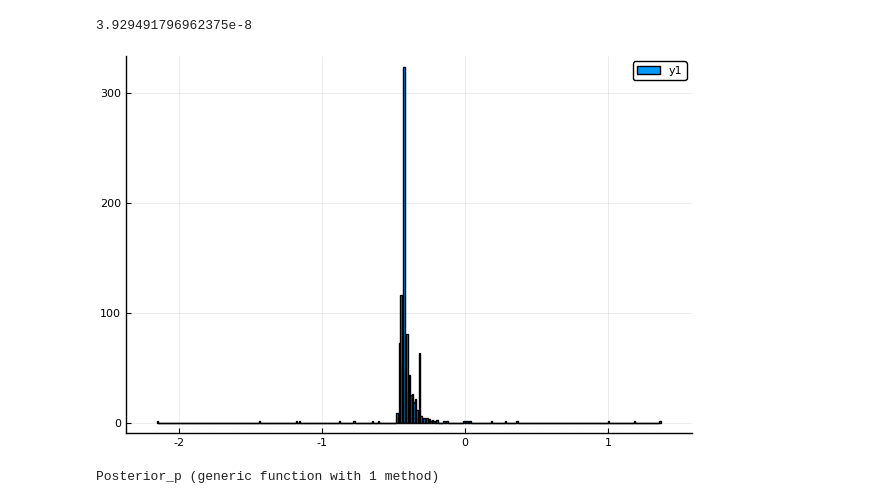
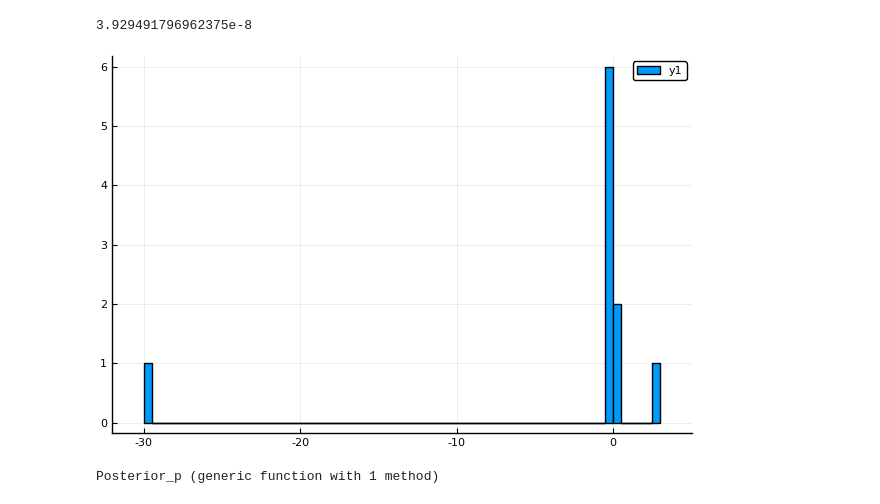
Before and after one commit to davibarreira/Computational_Statistics, a Jupyter notebook: Exercises2/Sheet2 Exercise 6.ipynb, the cells around one changed output. Saved outputs shown, nothing was run; the diff lists cells and outputs as text; code cells hidden in the pictures.

Commit message:
Refazendo notebook do zero de forma mais simples

```diff
--- a/Exercises2/Sheet2 Exercise 6.ipynb
+++ b/Exercises2/Sheet2 Exercise 6.ipynb
@@ -45,3 +45,12 @@ N\left(
 {n_k\sigma^2_k}
 , [n_k\sigma_k^{-2} + \tau^{-2}]^{-1}
 \right)$
+# %%
+y     = X
+M = length(y)
+k = 2
+gamma, m, tau, alpha, beta = [1,1],0,10,0.1,0.1
+p   = rand(Dirichlet(gamma))
+mu  = rand(Normal(m,sqrt(tau)),k)
+sig = rand(InverseGamma(alpha,beta^(-1)),k)
+steps = 10
@@ -47,0 +59,30 @@ N\left(
+# %%
+z = zeros(M)
+for i = 1:M
+    w1 = p[1] * pdf(Normal(mu[1],sqrt(sig[1])),y[i])
+    w2 = p[2] * pdf(Normal(mu[2],sqrt(sig[2])),y[i])
+    pw1= w1/(w1+w2)
+    pw2= w2/(w1+w2)
+    z[i] += sample(1:k, Weights([pw1,pw2]))
+end
+n1 = sum(z .== 1)
+n2 = sum(z .== 2)
+
+p  = rand(Dirichlet(gamma + [n1,n2]))
+
+m_p1   = (1/(1/tau + n1/sig[1])) * (m/tau + n1/sig[1])
+m_p2   = (1/(1/tau + n2/sig[2])) * (m/tau + n2/sig[2])
+tau_p1 = (1/tau + n1/sig[1])^(-1)
+tau_p2 = (1/tau + n2/sig[2])^(-1)
+
+mu[1] = rand(Normal(m_p1,sqrt(tau_p1)))
+mu[2] = rand(Normal(m_p2,sqrt(tau_p2)))
+
+sumsq1= sum((y .== 1))
+# (1/tau2 + sk1/sigma2[[1]][it-1])^(-1)
+# media1 = (1/tau2 + sk1/sigma2[[1]][it-1])^(-1) * (m/tau2 + sk1x/sigma2[[1]][it-1])
+# (1/tau2 + sk2/sigma2[[2]][it-1])^(-1) * (m/tau2 + sk2x/sigma2[[2]][it-1])
+
+# m_p = ( (sig[i]^(-1))*(sum(y[z .== i])) + (tau^(-1))*m ) / ( n*sig[i]^(-1) + (tau^(-1))) )
+# tau_p = 1/((n*sig[i]^(-1))+tau^(-2))
+# mu[i]   = rand(Normal(m_p,tau_p))
@@ -165,13 +214,13 @@ pdf(Normal(simulation[10,3],sqrt(simulation[10,5])),y[1])
 # %% [output]
 3.929491796962375e-8
 # %%
-histogram(simulation[:,4])
+histogram(simulation[:,3])
 # histogram!(simulation[:,5])
 # histogram!(simulation[:,6])
 # matr= zeros(1,9)
 # matr[1,:] + vcat(rand(3),rand(3),rand(3))
 # %% [output]
-[figure, old version]
+[figure, new version]
 # %%
 k = 3
 gamma, m, tau, alpha, beta = [1,1,1],0,1,3,1
```
Also changed, not shown: parts of 7 cells of this notebook.
